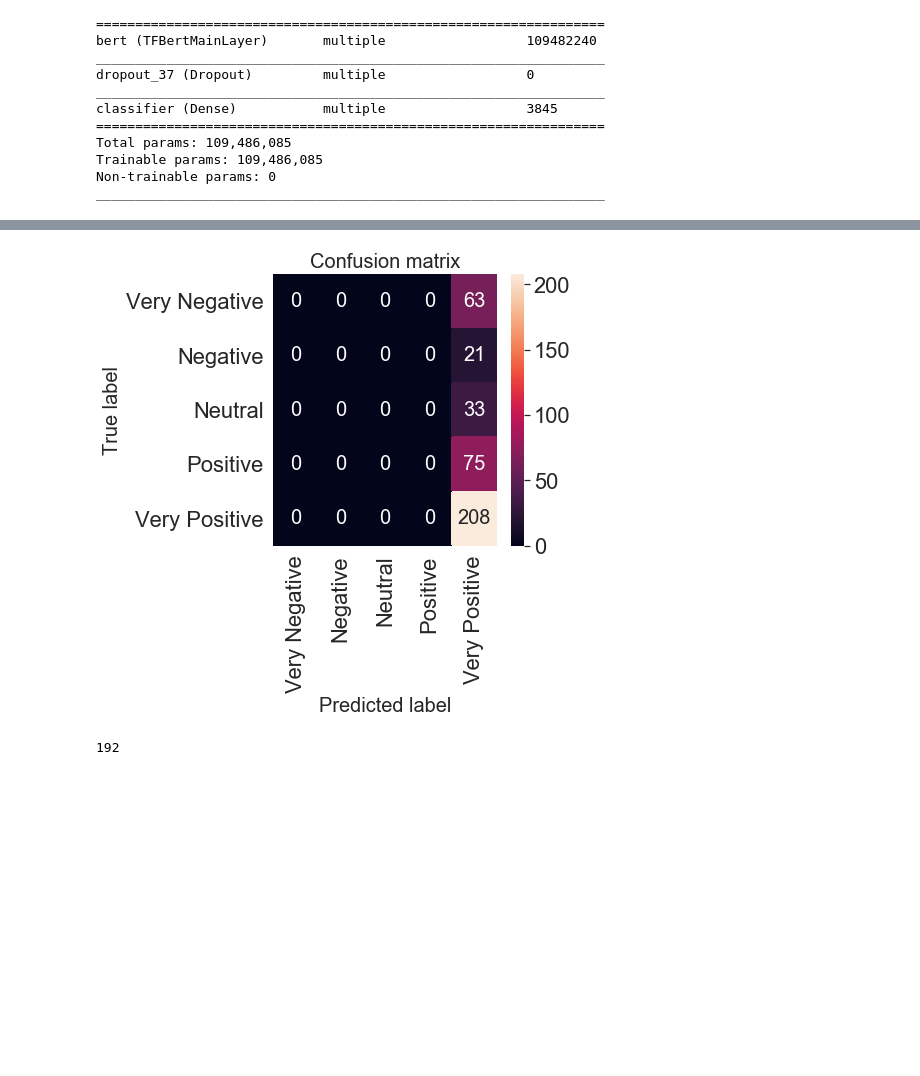
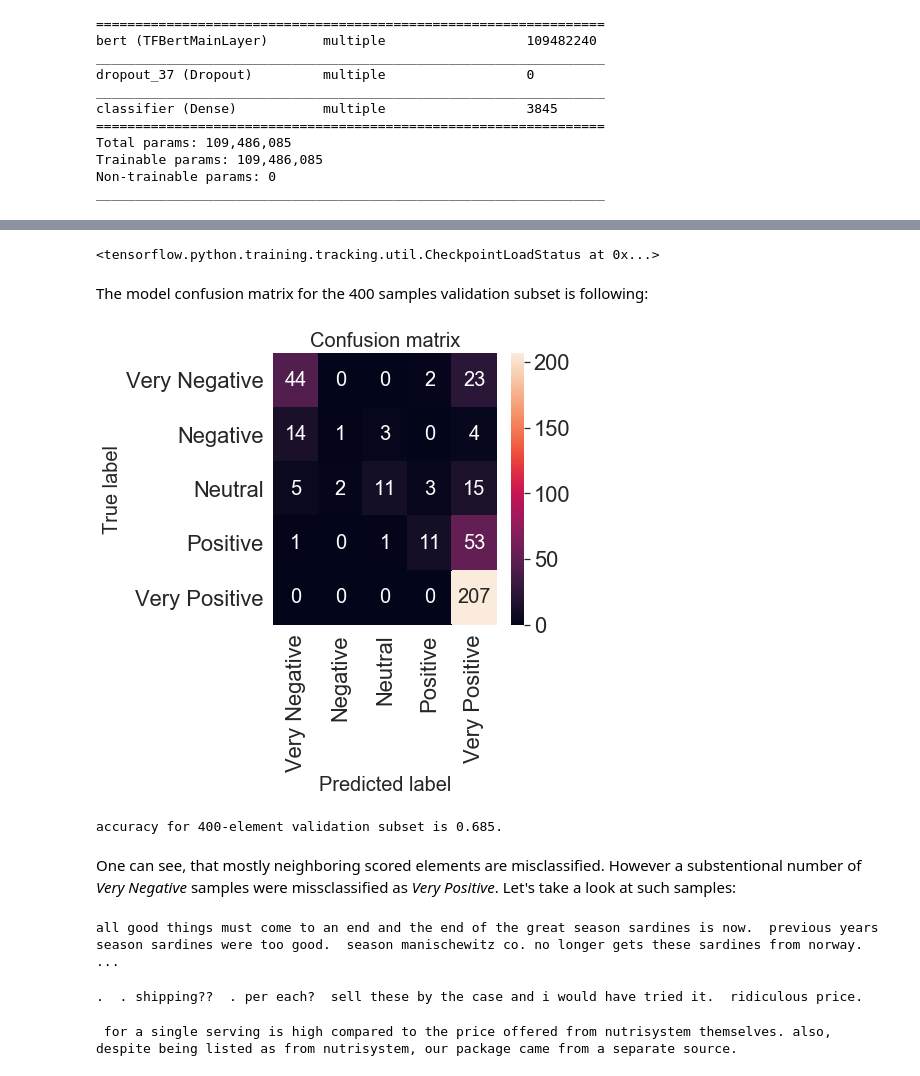
Before and after one commit to EvgenyGorelov/Food_Reviews, a Jupyter notebook: BERTpretrained.ipynb, the cells around one changed output, grey strips where cells are left out. Saved outputs shown, nothing was run; the diff lists cells and outputs as text; code cells hidden in the pictures; blank space fills up the shorter version.

Commit message:
model trained

```diff
--- a/BERTpretrained.ipynb
+++ b/BERTpretrained.ipynb
@@ -213,10 +194,6 @@ plt.hist(text_labels["LABEL_COLUMN"]);
 # %%
-#model.compile(optimizer=tf.keras.optimizers.Adam(learning_rate=3e-5, epsilon=1e-08, clipnorm=1.0),
-#              loss=tf.keras.losses.SparseCategoricalCrossentropy(),
-#              metrics=[tf.keras.metrics.SparseCategoricalAccuracy('accuracy')])
+model.compile(optimizer=tf.keras.optimizers.Adam(learning_rate=2e-5, epsilon=1e-08, clipnorm=1.0),
+              loss=SparseCategoricalFocalLoss(gamma=2, class_weight=weights, from_logits=True),
+              metrics=[tf.keras.metrics.SparseCategoricalAccuracy('accuracy')])
-# %%
-model.compile(optimizer=tf.keras.optimizers.Adam(learning_rate=3e-5, epsilon=1e-08, clipnorm=1.0),
-              loss=SparseCategoricalFocalLoss(gamma=2),
-              metrics=[tf.keras.metrics.SparseCategoricalAccuracy('accuracy')])
 # %%
-model.fit(train_data, epochs=2, validation_data=validation_data)
+#model.fit(train_data, epochs=1, validation_data=validation_data)
@@ -269,3 +200,9 @@ tf.Tensor(
+# %%
+model.load_weights("./amazon_my_trained_FL_G_k7e12ac78L03vac75VL04g2lr4")
+# %% [output]
+<tensorflow.python.training.tracking.util.CheckpointLoadStatus at 0x...>
+# %% [markdown]
+The model confusion matrix for the 400 samples validation subset is following:
 # %%
 # Using tf.keras.losses.SparseCategoricalCrossentropy() loss function
 %matplotlib inline
@@ -274,33 +211,38 @@ import matplotlib.pyplot as plt
 import seaborn as sns
 sns.set(font_scale=2)
 
 
 tf_batch = tokenizer(test["DATA_COLUMN"].tolist()[0:400], max_length=128, padding=True, truncation=True, return_tensors='tf')
 tf_outputs = model(tf_batch)
 predictions = tf.nn.softmax(tf_outputs[0], axis=-1)
 
 y_test = test["LABEL_COLUMN"].tolist()[0:400]
 
 LABELS = ['Very Negative','Negative','Neutral','Positive','Very Positive']
 
 #X_test = test["DATA_COLUMN"]
 #y_test = test["LABEL_COLUMN"]
 #predictions = model.predict(X_test, batch_size=1000)
 #max_test = np.argmax(y_test, axis=1)
 
 max_predictions = np.argmax(predictions, axis=1)
 confusion_matrix = metrics.confusion_matrix(y_test, max_predictions)
 
 plt.figure(figsize=(5, 5))
 sns.heatmap(confusion_matrix, xticklabels=LABELS, yticklabels=LABELS, annot=True, fmt="d", annot_kws={"size": 20});
 plt.title("Confusion matrix", fontsize=20)
 plt.ylabel('True label', fontsize=20)
 plt.xlabel('Predicted label', fontsize=20)
 plt.show()
 
 values = confusion_matrix.view()
 error_count = values.sum() - np.trace(values)
-error_count
+accuracy = 1.0 - error_count/max_predictions.size
+print("accuracy for {0}-element validation subset is {1}.".format(max_predictions.size, accuracy))
 # %% [output]
-[figure, old version]
+[figure, new version]
-192
+accuracy for 400-element validation subset is 0.685.
+# %% [markdown]
+One can see, that mostly neighboring scored elements are misclassified.
+However a substentional number of *Very Negative* samples were missclassified as *Very Positive*.
+Let's take a look at such samples:
@@ -306,0 +252,12 @@ error_count
+# %%
+print(BadAsGood[0])
+# %% [output]
+all good things must come to an end and the end of the great season sardines is now.  previous years season sardines were too good.  season manischewitz co. no longer gets these sardines from norway.  ...
+# %%
+print(BadAsGood[1])
+# %% [output]
+.  . shipping??  . per each?  sell these by the case and i would have tried it.  ridiculous price.
+# %%
+print(BadAsGood[2])
+# %% [output]
+ for a single serving is high compared to the price offered from nutrisystem themselves. also, despite being listed as from nutrisystem, our package came from a separate source.
```
Also changed, not shown: parts of 34 cells of this notebook.
